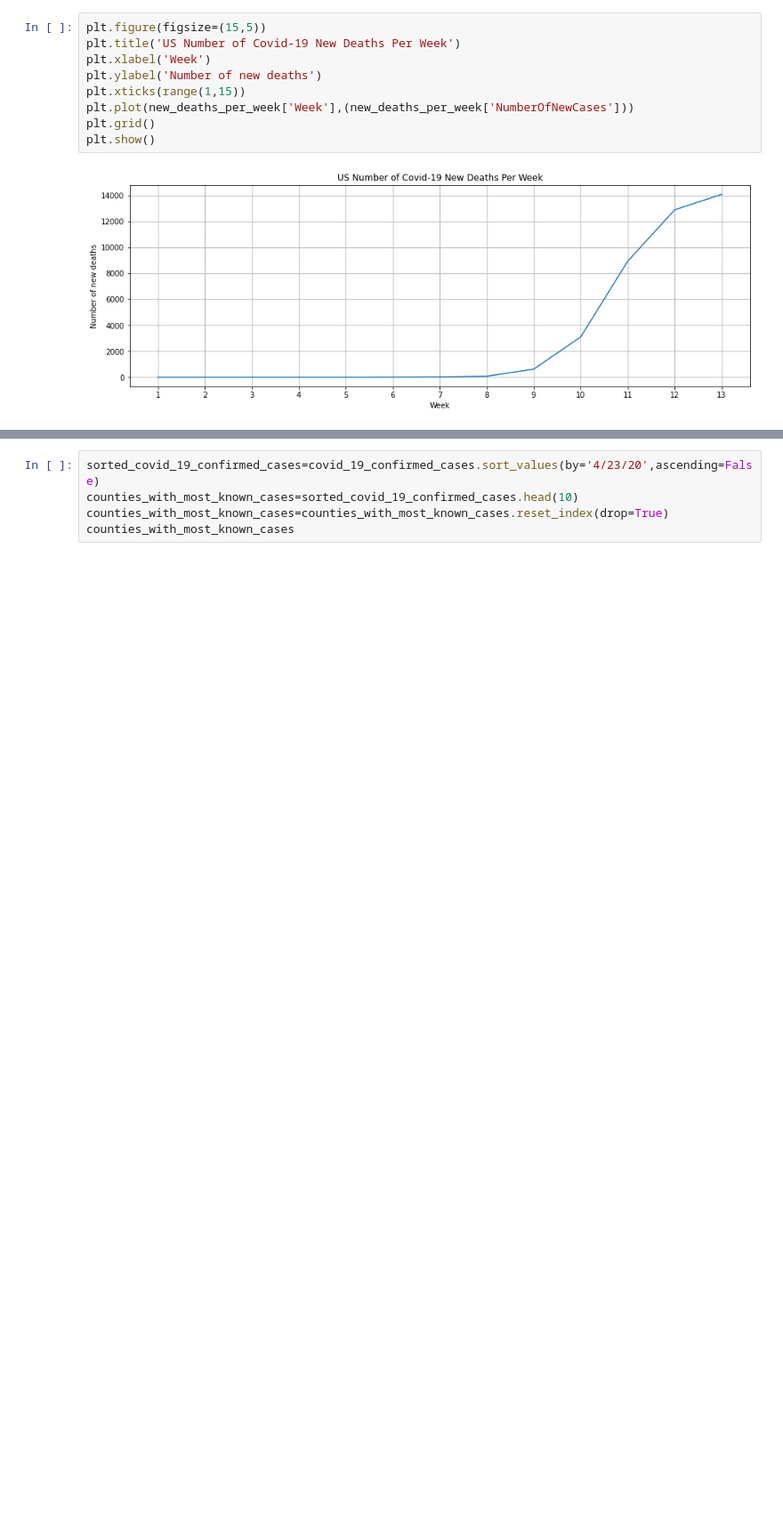
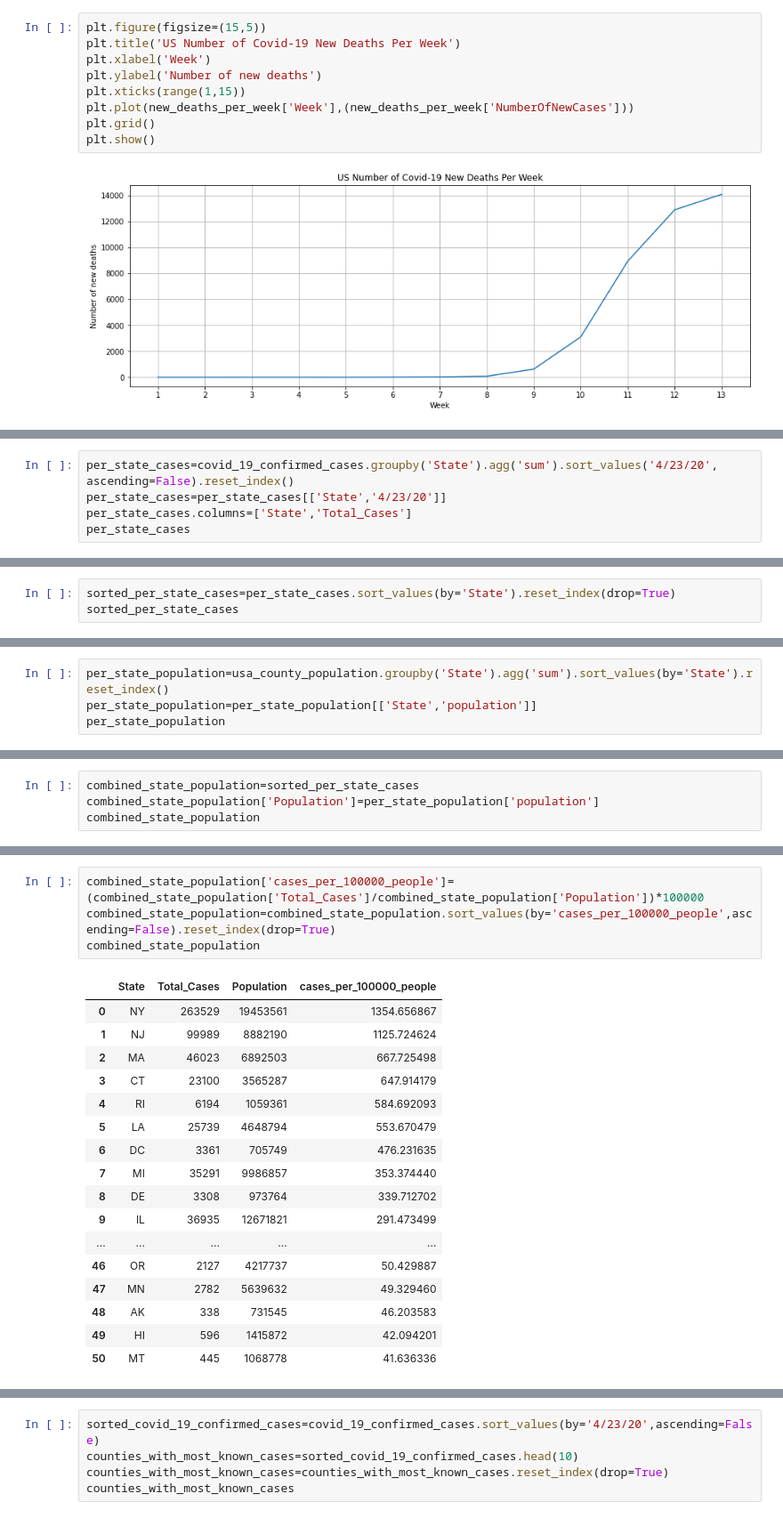
Before and after one commit to romilshah98/Covid-19-Analysis, a Jupyter notebook: covid19 Data Analysis.ipynb, the cells around one changed output, grey strips where cells are left out. Shown at 89% size. Drawn from its saved outputs; the diff is of its cells as text; blank space fills up the shorter version.

```diff
--- a/covid19 Data Analysis.ipynb
+++ b/covid19 Data Analysis.ipynb
@@ -353,0 +358,5 @@ plt.show()
+# %%
+per_state_cases=covid_19_confirmed_cases.groupby('State').agg('sum').sort_values('4/23/20', ascending=False).reset_index()
+per_state_cases=per_state_cases[['State','4/23/20']]
+per_state_cases.columns=['State','Total_Cases']
+per_state_cases
@@ -353,0 +402,3 @@ plt.show()
+# %%
+sorted_per_state_cases=per_state_cases.sort_values(by='State').reset_index(drop=True)
+sorted_per_state_cases
@@ -353,0 +423,4 @@ plt.show()
+# %%
+per_state_population=usa_county_population.groupby('State').agg('sum').sort_values(by='State').reset_index()
+per_state_population=per_state_population[['State','population']]
+per_state_population
@@ -353,0 +445,4 @@ plt.show()
+# %%
+combined_state_population=sorted_per_state_cases
+combined_state_population['Population']=per_state_population['population']
+combined_state_population
@@ -353,0 +467,22 @@ plt.show()
+# %%
+combined_state_population['cases_per_100000_people']=(combined_state_population['Total_Cases']/combined_state_population['Population'])*100000
+combined_state_population=combined_state_population.sort_values(by='cases_per_100000_people',ascending=False).reset_index(drop=True)
+combined_state_population
+# %% [output]
+|  | State | Total_Cases | Population | cases_per_100000_people |
+| 0 | NY | 263529 | 19453561 | 1354.656867 |
+| 1 | NJ | 99989 | 8882190 | 1125.724624 |
+| 2 | MA | 46023 | 6892503 | 667.725498 |
+| 3 | CT | 23100 | 3565287 | 647.914179 |
+| 4 | RI | 6194 | 1059361 | 584.692093 |
+| 5 | LA | 25739 | 4648794 | 553.670479 |
+| 6 | DC | 3361 | 705749 | 476.231635 |
+| 7 | MI | 35291 | 9986857 | 353.374440 |
+| 8 | DE | 3308 | 973764 | 339.712702 |
+| 9 | IL | 36935 | 12671821 | 291.473499 |
+| ... | ... | ... | ... | ... |
+| 46 | OR | 2127 | 4217737 | 50.429887 |
+| 47 | MN | 2782 | 5639632 | 49.329460 |
+| 48 | AK | 338 | 731545 | 46.203583 |
+| 49 | HI | 596 | 1415872 | 42.094201 |
+| 50 | MT | 445 | 1068778 | 41.636336 |
```
Also changed, not shown: parts of 30 cells of this notebook.
